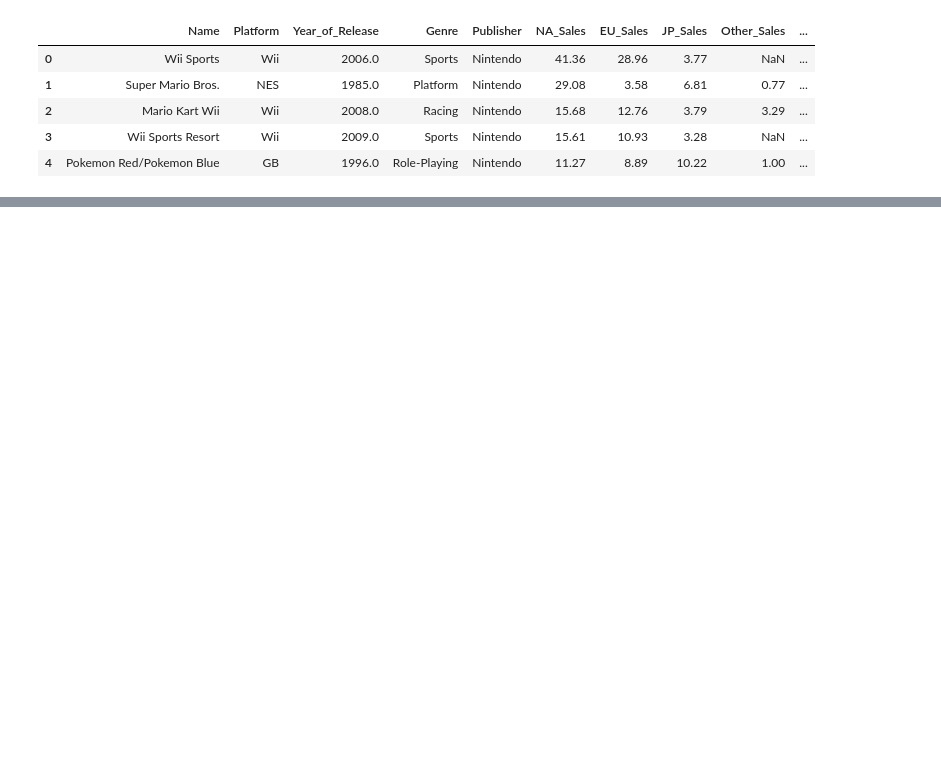
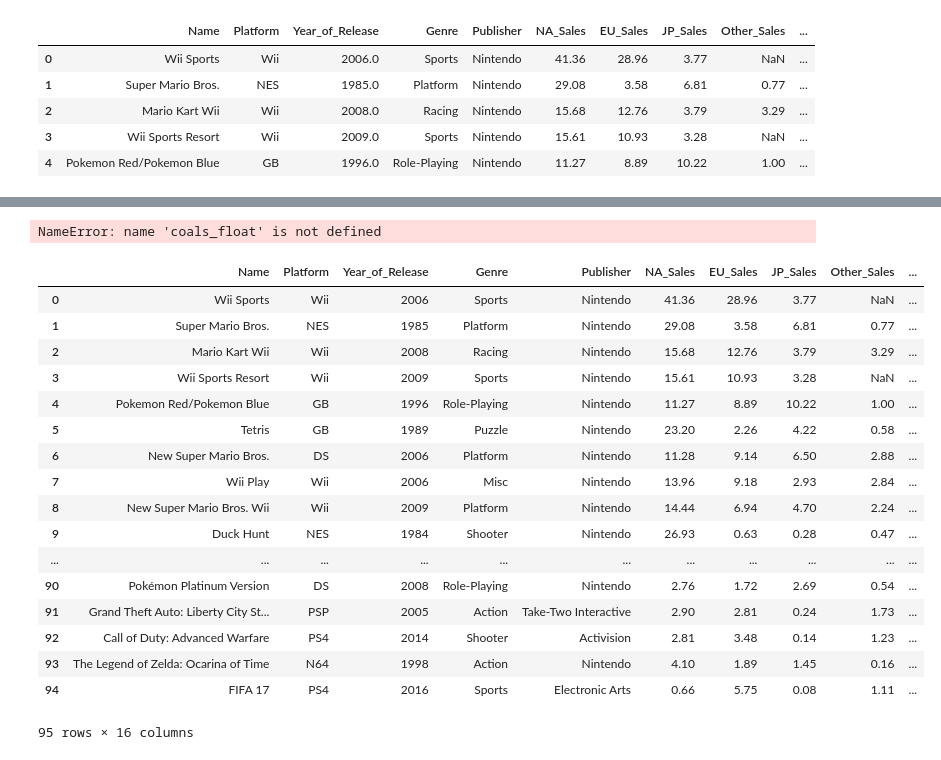
Before and after one commit to Noixas/DataMadness-2020-Video-Games-Sales-2019, a Jupyter notebook: datamadness.ipynb, the cells around one changed output, grey strips where cells are left out. Cells and saved outputs as stored; diff of their text form; code cells hidden in the pictures; blank space fills up the shorter version.

```diff
--- a/datamadness.ipynb
+++ b/datamadness.ipynb
@@ -72,0 +38,4 @@ Name: 0, dtype: object
+# %%
+df.Name.isnull()
+df = df[df['Name'].notna()]
+df.User_Score.isnull().sum()
@@ -72,0 +44,9 @@ Name: 0, dtype: object
+# %%
+#non-numeric value convert to NaN
+df['User_Score'] = df['User_Score'].apply(pd.to_numeric, errors='coerce')
+# df.dtypes
+# %%
+df[['Publisher', 'Developer','Rating']]=df[['Publisher', 'Developer','Rating']].fillna(value='missing')
+df[['Year_of_Release','Critic_Count', 'Critic_Score', 'User_Count']] = df[['Year_of_Release','Critic_Count', 'Critic_Score', 'User_Count']].astype('Int64')
+df[['Critic_Count', 'Critic_Score', 'User_Count','User_Score',]]
+df.dtypes
@@ -72,0 +71,26 @@ Name: 0, dtype: object
+# %%
+cols_float = df.select_dtypes(include=[np.float]).columns
+df[cols_float] = df[coals_float].fillna(-1)
+# %% [output]
+NameError: name 'coals_float' is not defined
+# %%
+df.head(95)
+# %% [output]
+|  | Name | Platform | Year_of_Release | Genre | Publisher | NA_Sales | EU_Sales | JP_Sales | Other_Sales | ... |
+| 0 | Wii Sports | Wii | 2006 | Sports | Nintendo | 41.36 | 28.96 | 3.77 | NaN | ... |
+| 1 | Super Mario Bros. | NES | 1985 | Platform | Nintendo | 29.08 | 3.58 | 6.81 | 0.77 | ... |
+| 2 | Mario Kart Wii | Wii | 2008 | Racing | Nintendo | 15.68 | 12.76 | 3.79 | 3.29 | ... |
+| 3 | Wii Sports Resort | Wii | 2009 | Sports | Nintendo | 15.61 | 10.93 | 3.28 | NaN | ... |
+| 4 | Pokemon Red/Pokemon Blue | GB | 1996 | Role-Playing | Nintendo | 11.27 | 8.89 | 10.22 | 1.00 | ... |
+| 5 | Tetris | GB | 1989 | Puzzle | Nintendo | 23.20 | 2.26 | 4.22 | 0.58 | ... |
+| 6 | New Super Mario Bros. | DS | 2006 | Platform | Nintendo | 11.28 | 9.14 | 6.50 | 2.88 | ... |
+| 7 | Wii Play | Wii | 2006 | Misc | Nintendo | 13.96 | 9.18 | 2.93 | 2.84 | ... |
+| 8 | New Super Mario Bros. Wii | Wii | 2009 | Platform | Nintendo | 14.44 | 6.94 | 4.70 | 2.24 | ... |
+| 9 | Duck Hunt | NES | 1984 | Shooter | Nintendo | 26.93 | 0.63 | 0.28 | 0.47 | ... |
+| ... | ... | ... | ... | ... | ... | ... | ... | ... | ... | ... |
+| 90 | Pokémon Platinum Version | DS | 2008 | Role-Playing | Nintendo | 2.76 | 1.72 | 2.69 | 0.54 | ... |
+| 91 | Grand Theft Auto: Liberty City St... | PSP | 2005 | Action | Take-Two Interactive | 2.90 | 2.81 | 0.24 | 1.73 | ... |
+| 92 | Call of Duty: Advanced Warfare | PS4 | 2014 | Shooter | Activision | 2.81 | 3.48 | 0.14 | 1.23 | ... |
+| 93 | The Legend of Zelda: Ocarina of Time | N64 | 1998 | Action | Nintendo | 4.10 | 1.89 | 1.45 | 0.16 | ... |
+| 94 | FIFA 17 | PS4 | 2016 | Sports | Electronic Arts | 0.66 | 5.75 | 0.08 | 1.11 | ... |
+95 rows × 16 columns
```
Also changed, not shown: parts of 5 cells of this notebook, 1 other file.
